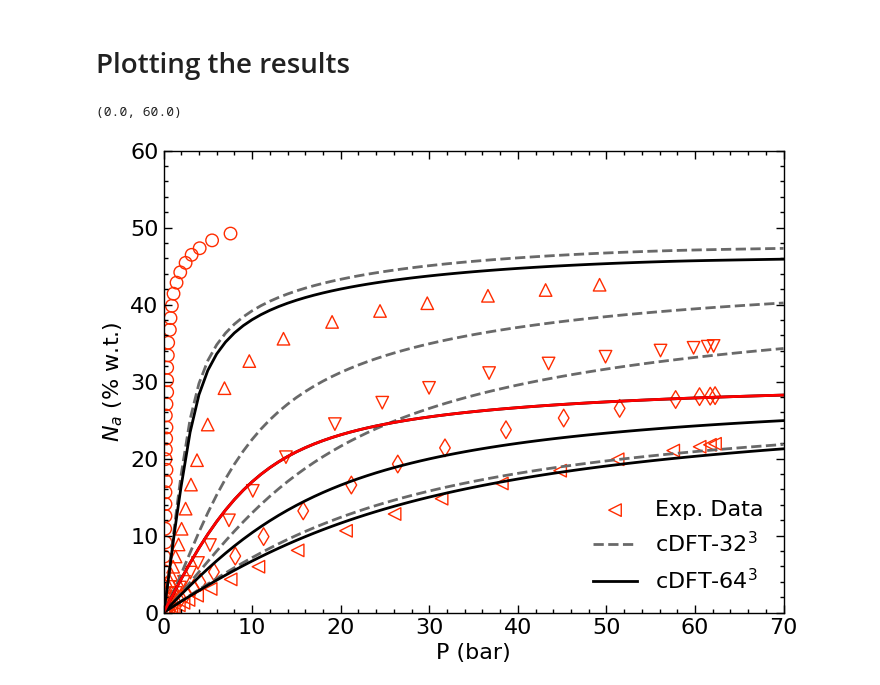
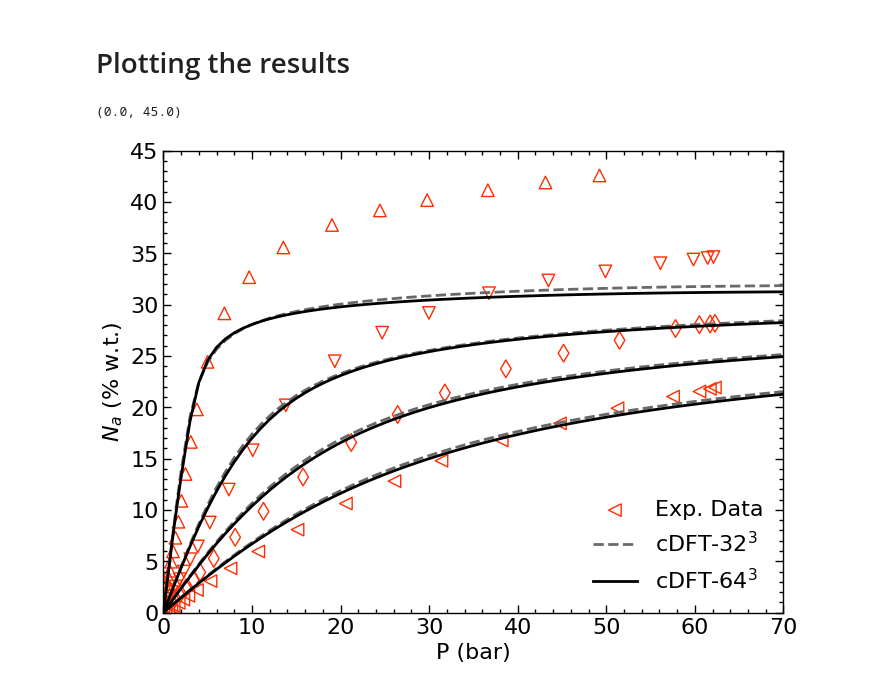
Before and after one commit to elvissoares/PyDFTlj, a Jupyter notebook: examples/Example5-Adsorption3D_on_MOFs.ipynb, the cells around one changed output. Cells and saved outputs as stored; diff of their text form; code cells hidden in the pictures.

```diff
--- a/examples/Example5-Adsorption3D_on_MOFs.ipynb
+++ b/examples/Example5-Adsorption3D_on_MOFs.ipynb
@@ -282,16 +274,16 @@ plt.ylim(0,1000)
 # %%
 df.to_csv('dft-results-'+structure_name+'-'+fluid_molecule+'-'+fluid_forcefield+'-'+forcefield_name+'-T='+str(kT)+'K-N='+str(Ngrid)+'-ljmethod='+str(DFT.ljmethod)+'.dat', index=False,sep='\t')
 # %%
-dft200K_data = pd.read_csv('dft-results-'+structure_name+'-'+fluid_molecule+'-TraPPE-DREIDING-T=200.0K-N=64.dat',sep='\t')
+dft200K_data = pd.read_csv('dft-results-'+structure_name+'-'+fluid_molecule+'-TraPPE-DREIDING-T=200.0K-N=64-ljmethod=MMFA.dat',sep='\t')
 dft240K_data = pd.read_csv('dft-results-'+structure_name+'-'+fluid_molecule+'-TraPPE-DREIDING-T=240.0K-N=64-ljmethod=MMFA.dat',sep='\t')
 dft270K_data = pd.read_csv('dft-results-'+structure_name+'-'+fluid_molecule+'-TraPPE-DREIDING-T=270.0K-N=64-ljmethod=MMFA.dat',sep='\t')
 dft300K_data = pd.read_csv('dft-results-'+structure_name+'-'+fluid_molecule+'-TraPPE-DREIDING-T=300.0K-N=64-ljmethod=MMFA.dat',sep='\t')
 
 
-dft200K_data32 = pd.read_csv('dft-results-'+structure_name+'-'+fluid_molecule+'-TraPPE-DREIDING-T=200.0K-N=32.dat',sep='\t')
-dft240K_data32 = pd.read_csv('dft-results-'+structure_name+'-'+fluid_molecule+'-TraPPE-DREIDING-T=240.0K-N=32.dat',sep='\t')
-dft270K_data32 = pd.read_csv('dft-results-'+structure_name+'-'+fluid_molecule+'-TraPPE-DREIDING-T=270.0K-N=32.dat',sep='\t')
-dft300K_data32 = pd.read_csv('dft-results-'+structure_name+'-'+fluid_molecule+'-TraPPE-DREIDING-T=300.0K-N=32-ljmethod=WDA.dat',sep='\t')
+dft200K_data32 = pd.read_csv('dft-results-'+structure_name+'-'+fluid_molecule+'-TraPPE-DREIDING-T=200.0K-N=32-ljmethod=MMFA.dat',sep='\t')
+dft240K_data32 = pd.read_csv('dft-results-'+structure_name+'-'+fluid_molecule+'-TraPPE-DREIDING-T=240.0K-N=32-ljmethod=MMFA.dat',sep='\t')
+dft270K_data32 = pd.read_csv('dft-results-'+structure_name+'-'+fluid_molecule+'-TraPPE-DREIDING-T=270.0K-N=32-ljmethod=MMFA.dat',sep='\t')
+dft300K_data32 = pd.read_csv('dft-results-'+structure_name+'-'+fluid_molecule+'-TraPPE-DREIDING-T=300.0K-N=32-ljmethod=MMFA.dat',sep='\t')
 # %% [markdown]
 # Plotting the results
 # %%
@@ -299,33 +291,33 @@ exp_data = pd.read_excel('data/experimental/H2andCH4-MOFandZIF-isotherm-Zhou2007
 # %%
 plt.rcParams["lines.markersize"] = 9
 
 plt.scatter(exp_data['P(bar)-300K'],exp_data['Na(%wt)-300K'],marker='<',edgecolors='C3',facecolors='none',label='Exp. Data')
 plt.scatter(exp_data['P(bar)-270K'],exp_data['Na(%wt)-270K'],marker='d',edgecolors='C3',facecolors='none')
 plt.scatter(exp_data['P(bar)-240K'],exp_data['Na(%wt)-240K'],marker='v',edgecolors='C3',facecolors='none')
 plt.scatter(exp_data['P(bar)-200K'],exp_data['Na(%wt)-200K'],marker='^',edgecolors='C3',facecolors='none')
-plt.scatter(exp_data['P(bar)-150K'],exp_data['Na(%wt)-150K'],marker='o',edgecolors='C3',facecolors='none')
+# plt.scatter(exp_data['P(bar)-150K'],exp_data['Na(%wt)-150K'],marker='o',edgecolors='C3',facecolors='none')
 
 plt.plot(dft240K_data32['Pressure (bar)'],dft240K_data32['Absolute adsorption (%w.t.)'],'--',color='dimgrey',label='cDFT-32$^3$')
 plt.plot(dft270K_data32['Pressure (bar)'],dft270K_data32['Absolute adsorption (%w.t.)'],'--',color='dimgrey')
 plt.plot(dft300K_data32['Pressure (bar)'],dft300K_data32['Absolute adsorption (%w.t.)'],'--',color='dimgrey')
 plt.plot(dft200K_data32['Pressure (bar)'],dft200K_data32['Absolute adsorption (%w.t.)'],'--',color='dimgrey')
 
 plt.plot(dft240K_data['Pressure (bar)'],dft240K_data['Absolute adsorption (%w.t.)'],'-',color='k',label='cDFT-64$^3$')
 plt.plot(dft270K_data['Pressure (bar)'],dft270K_data['Absolute adsorption (%w.t.)'],'-',color='k')
 plt.plot(dft300K_data['Pressure (bar)'],dft300K_data['Absolute adsorption (%w.t.)'],'-',color='k')
 plt.plot(dft200K_data['Pressure (bar)'],dft200K_data['Absolute adsorption (%w.t.)'],'-',color='k')
 
-plt.plot(df['Pressure (bar)'],df['Absolute adsorption (%w.t.)'],'-',color='red')
+# plt.plot(df['Pressure (bar)'],df['Absolute adsorption (%w.t.)'],'-',color='red')
 
 plt.legend(loc='lower right')
 plt.xlabel('P (bar)')
 plt.ylabel('$N_a$ (% w.t.)')
 plt.xlim(0,70)
-plt.ylim(0,60)
+plt.ylim(0,45)
 # plt.ylim(0,20)
 # %% [output]
-(0.0, 60.0)
+(0.0, 45.0)
-[figure, old version]
+[figure, new version]
 # %%
 plt.rcParams["lines.markersize"] = 9
 
```
Also changed, not shown: parts of 21 cells of this notebook, 8 other files.
